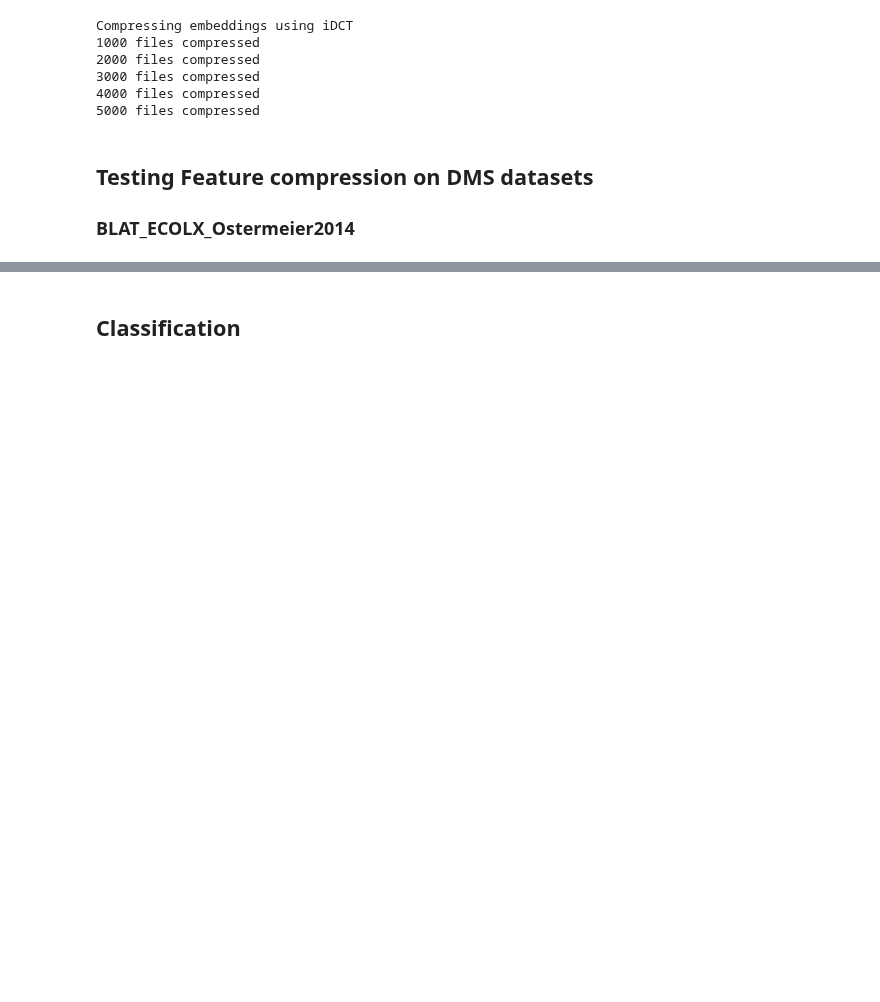
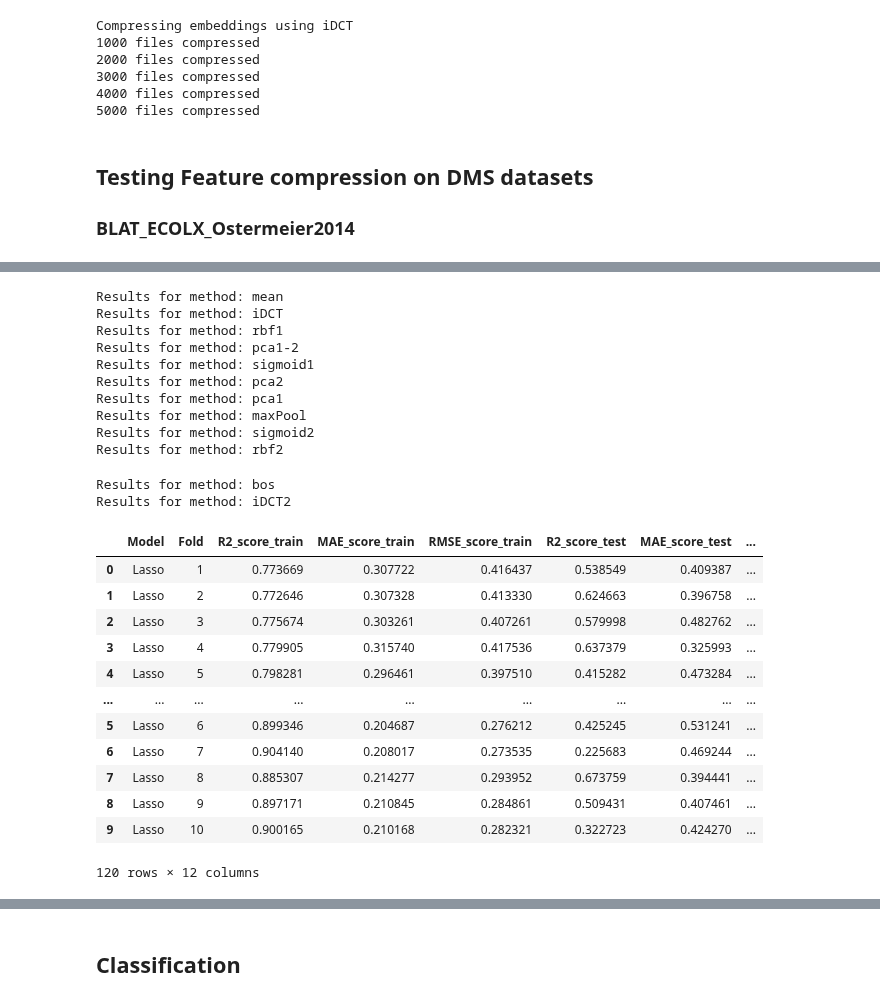
Before and after one commit to ziul-bio/SWAT, a Jupyter notebook: feature_compression.ipynb, the cells around one changed output, grey strips where cells are left out. Cells and saved outputs as stored; diff of their text form; code cells hidden in the pictures; blank space fills up the shorter version.

```diff
--- a/feature_compression.ipynb
+++ b/feature_compression.ipynb
@@ -376,0 +364,32 @@ Results for method: pca1
+# %%
+target_name = 'target'
+path_compressed_embed = 'embeddings/BRCA1_HUMAN_RING_esm2_150M_compressed/'
+path_meta_data = 'data/metadata/BRCA1_HUMAN_RING_metadata.csv'
+results = run_regression_on_compressed_files(path_compressed_embed, path_meta_data)
+results
+# %% [output]
+Results for method: mean
+Results for method: iDCT
+Results for method: rbf1
+Results for method: pca1-2
+Results for method: sigmoid1
+Results for method: pca2
+Results for method: pca1
+Results for method: maxPool
+Results for method: sigmoid2
+Results for method: rbf2
+Results for method: bos
+Results for method: iDCT2
+|  | Model | Fold | R2_score_train | MAE_score_train | RMSE_score_train | R2_score_test | MAE_score_test | ... |
+| 0 | Lasso | 1 | 0.773669 | 0.307722 | 0.416437 | 0.538549 | 0.409387 | ... |
+| 1 | Lasso | 2 | 0.772646 | 0.307328 | 0.413330 | 0.624663 | 0.396758 | ... |
+| 2 | Lasso | 3 | 0.775674 | 0.303261 | 0.407261 | 0.579998 | 0.482762 | ... |
+| 3 | Lasso | 4 | 0.779905 | 0.315740 | 0.417536 | 0.637379 | 0.325993 | ... |
+| 4 | Lasso | 5 | 0.798281 | 0.296461 | 0.397510 | 0.415282 | 0.473284 | ... |
+| ... | ... | ... | ... | ... | ... | ... | ... | ... |
+| 5 | Lasso | 6 | 0.899346 | 0.204687 | 0.276212 | 0.425245 | 0.531241 | ... |
+| 6 | Lasso | 7 | 0.904140 | 0.208017 | 0.273535 | 0.225683 | 0.469244 | ... |
+| 7 | Lasso | 8 | 0.885307 | 0.214277 | 0.293952 | 0.673759 | 0.394441 | ... |
+| 8 | Lasso | 9 | 0.897171 | 0.210845 | 0.284861 | 0.509431 | 0.407461 | ... |
+| 9 | Lasso | 10 | 0.900165 | 0.210168 | 0.282321 | 0.322723 | 0.424270 | ... |
+120 rows × 12 columns
```
Also changed, not shown: parts of 6 cells of this notebook, 5 other files.
